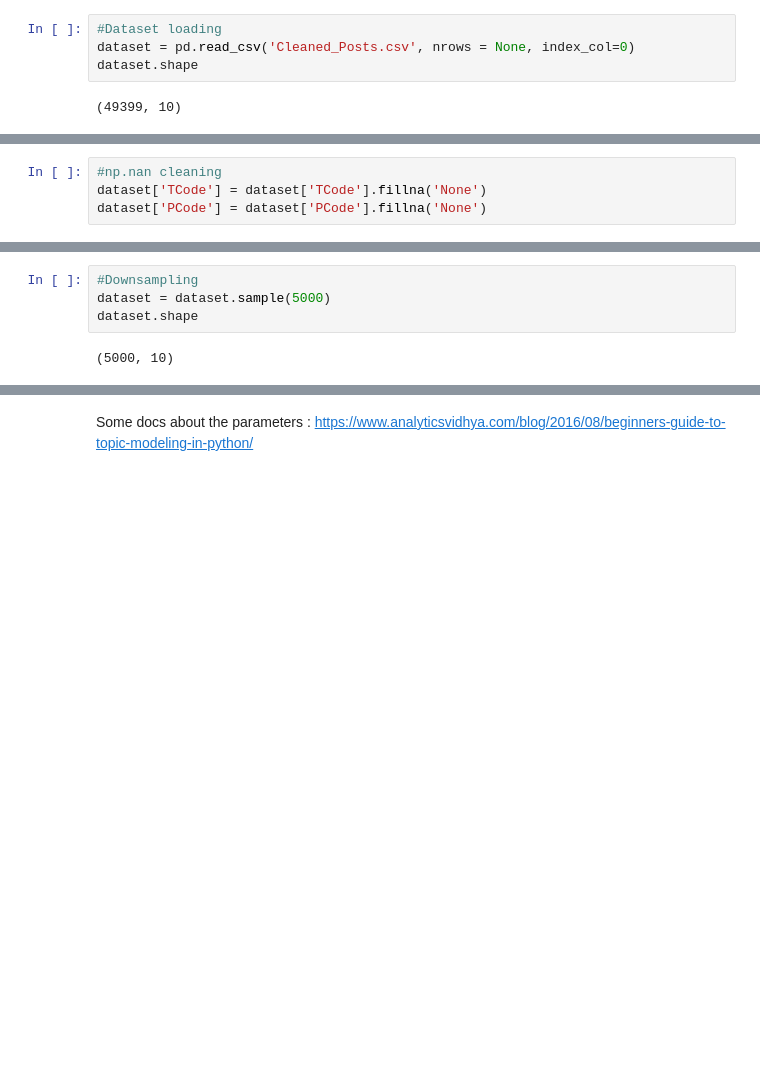
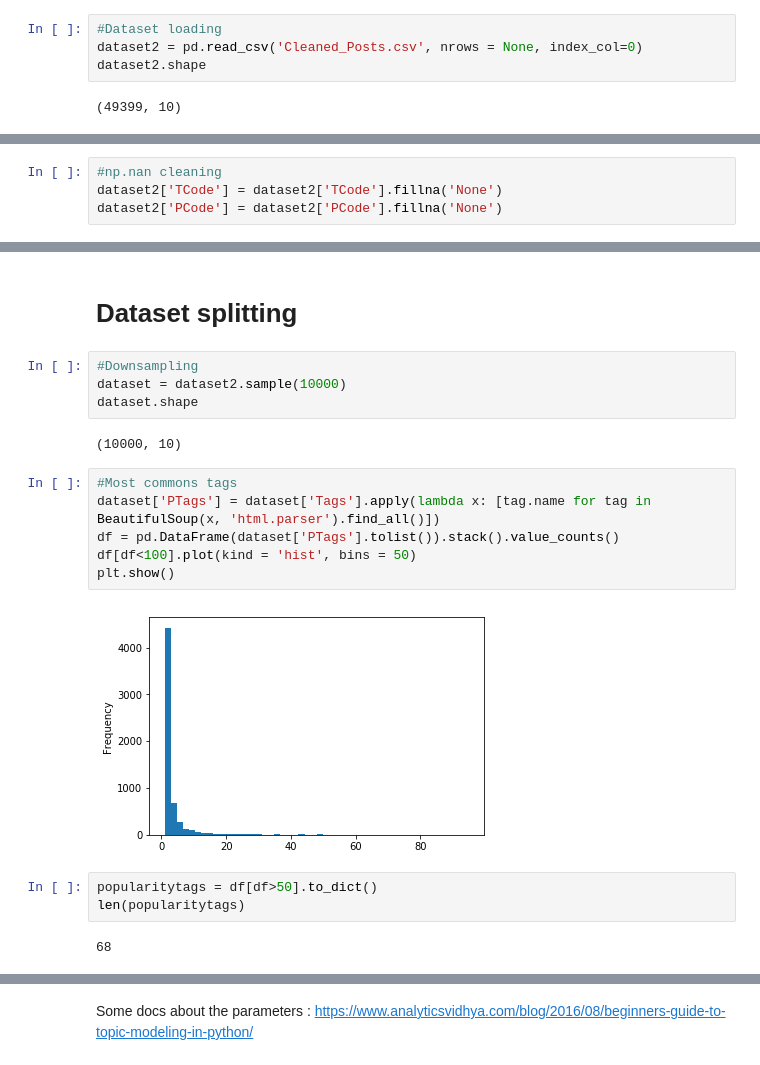
Before and after one commit to rudloffl/Tag-generator-Stackoverflow, a Jupyter notebook: Notebooks/D1 - Unsupervised methods.ipynb, the cells around one changed output, grey strips where cells are left out. Saved outputs shown, nothing was run; the diff lists cells and outputs as text; blank space fills up the shorter version.

```diff
--- a/Notebooks/D1 - Unsupervised methods.ipynb
+++ b/Notebooks/D1 - Unsupervised methods.ipynb
@@ -37,7 +39,7 @@ from scipy.sparse import coo_matrix, hstack
 # %%
 #Dataset loading
-dataset = pd.read_csv('Cleaned_Posts.csv', nrows = None, index_col=0)
-dataset.shape
+dataset2 = pd.read_csv('Cleaned_Posts.csv', nrows = None, index_col=0)
+dataset2.shape
 # %% [output]
 (49399, 10)
 # %%
@@ -57,7 +59,7 @@ Tags              0
 dtype: int64
 # %%
 #np.nan cleaning
-dataset['TCode'] = dataset['TCode'].fillna('None')
-dataset['PCode'] = dataset['PCode'].fillna('None')
+dataset2['TCode'] = dataset2['TCode'].fillna('None')
+dataset2['PCode'] = dataset2['PCode'].fillna('None')
 # %%
 #Any np.nan ?
@@ -106,7 +105,22 @@ existintags
  ...}
+# %% [markdown]
+# Dataset splitting
 # %%
 #Downsampling
-dataset = dataset.sample(5000)
+dataset = dataset2.sample(10000)
 dataset.shape
 # %% [output]
-(5000, 10)
+(10000, 10)
+# %%
+#Most commons tags
+dataset['PTags'] = dataset['Tags'].apply(lambda x: [tag.name for tag in BeautifulSoup(x, 'html.parser').find_all()])
+df = pd.DataFrame(dataset['PTags'].tolist()).stack().value_counts()
+df[df<100].plot(kind = 'hist', bins = 50)
+plt.show()
+# %% [output]
+[figure, added]
+# %%
+popularitytags = df[df>50].to_dict()
+len(popularitytags)
+# %% [output]
+68
```
Also changed, not shown: parts of 38 cells of this notebook, 1 other file.
